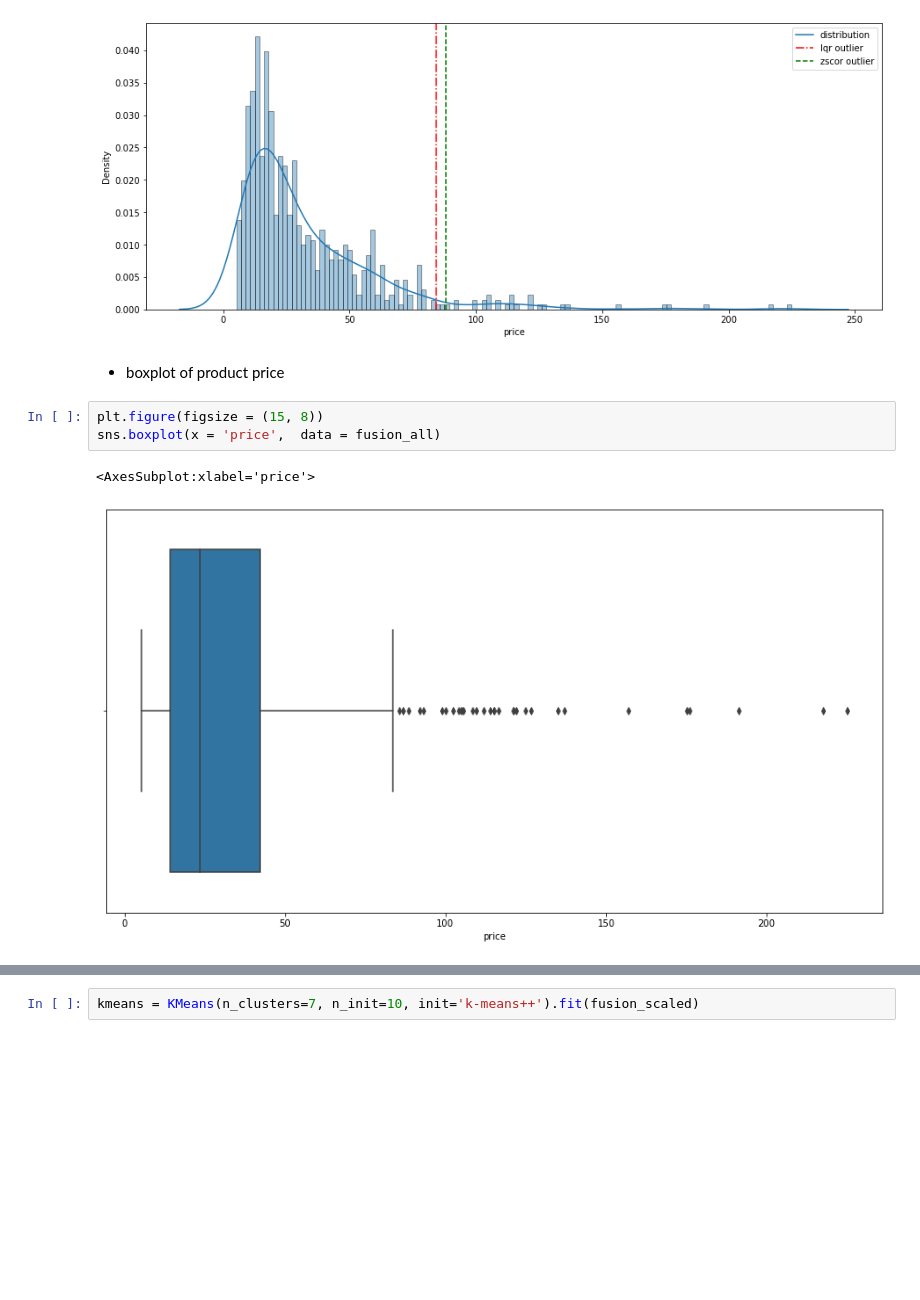
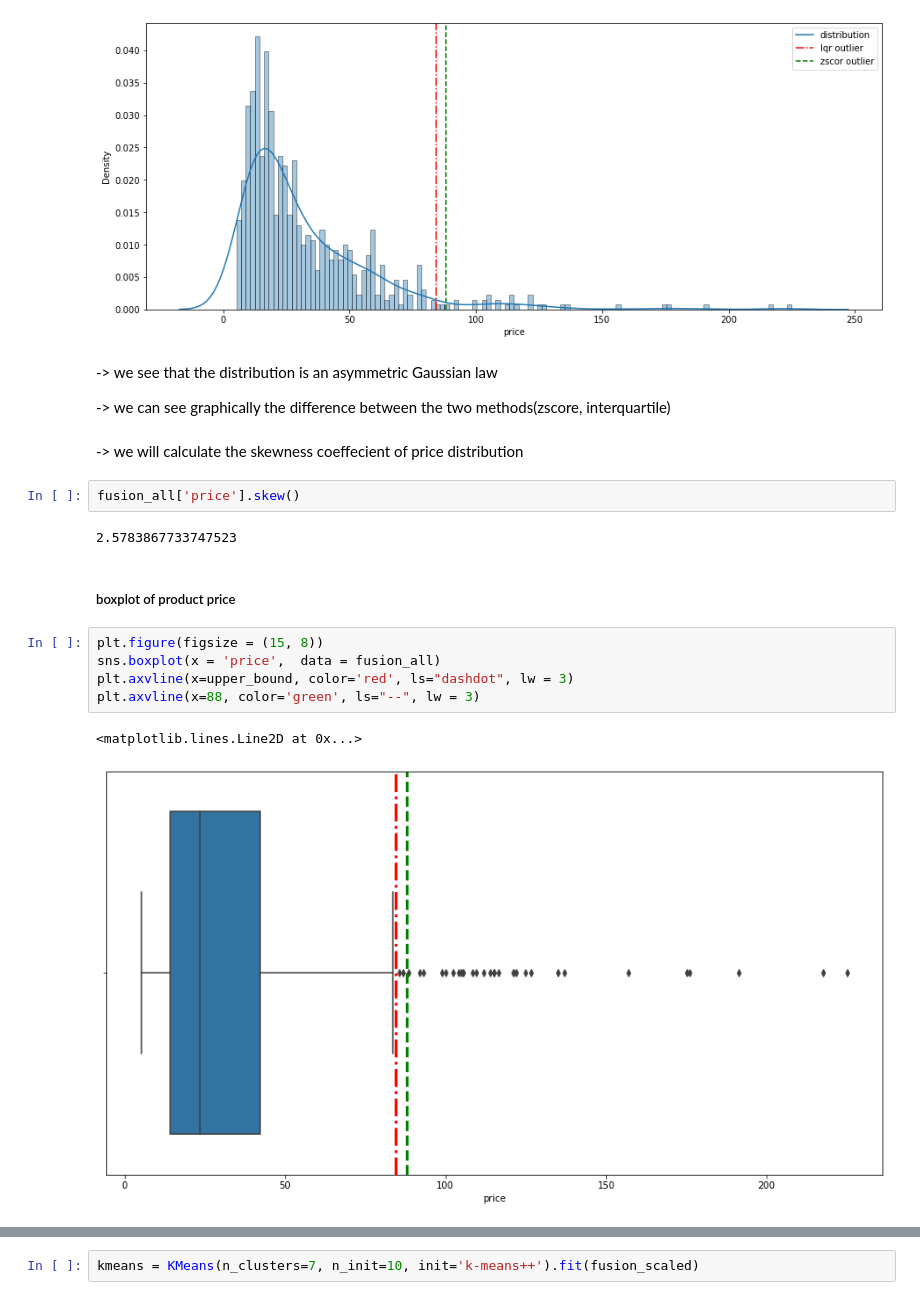
Before and after one commit to Asx11/wine-spirit, a Jupyter notebook: wine_spirit.ipynb, the cells around one changed output, grey strips where cells are left out. Saved outputs shown, nothing was run; the diff lists cells and outputs as text; blank space fills up the shorter version.

```diff
--- a/wine_spirit.ipynb
+++ b/wine_spirit.ipynb
@@ -529,11 +549,23 @@ plt.legend(labels=["distribution","Iqr outlier","zscor outlier"])
 # %% [output]
 <matplotlib.legend.Legend at 0x...>
 [figure]
+# %% [markdown]
+-> we see that the distribution is an asymmetric Gaussian law
+
+-> we can see graphically the difference between the two methods(zscore, interquartile)
+# %% [markdown]
+->  we will calculate the skewness coeffecient of price distribution
+# %%
+fusion_all['price'].skew()
+# %% [output]
+2.5783867733747523
 # %% [markdown]
-* boxplot of product price
+##### boxplot of product price
 # %%
 plt.figure(figsize = (15, 8))
 sns.boxplot(x = 'price',  data = fusion_all)
+plt.axvline(x=upper_bound, color='red', ls="dashdot", lw = 3)
+plt.axvline(x=88, color='green', ls="--", lw = 3)
 # %% [output]
-<AxesSubplot:xlabel='price'>
+<matplotlib.lines.Line2D at 0x...>
-[figure, old version]
+[figure, new version]
```
Also changed, not shown: parts of 86 cells of this notebook.
